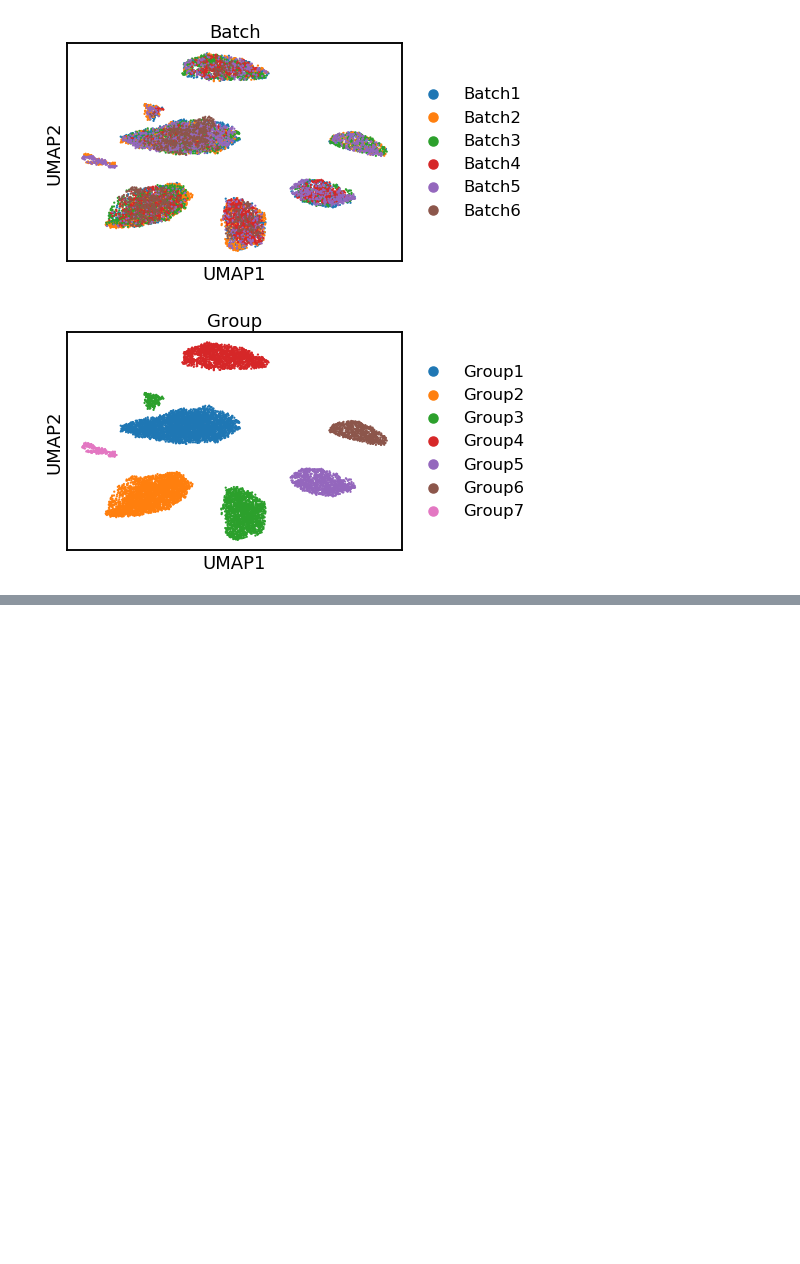
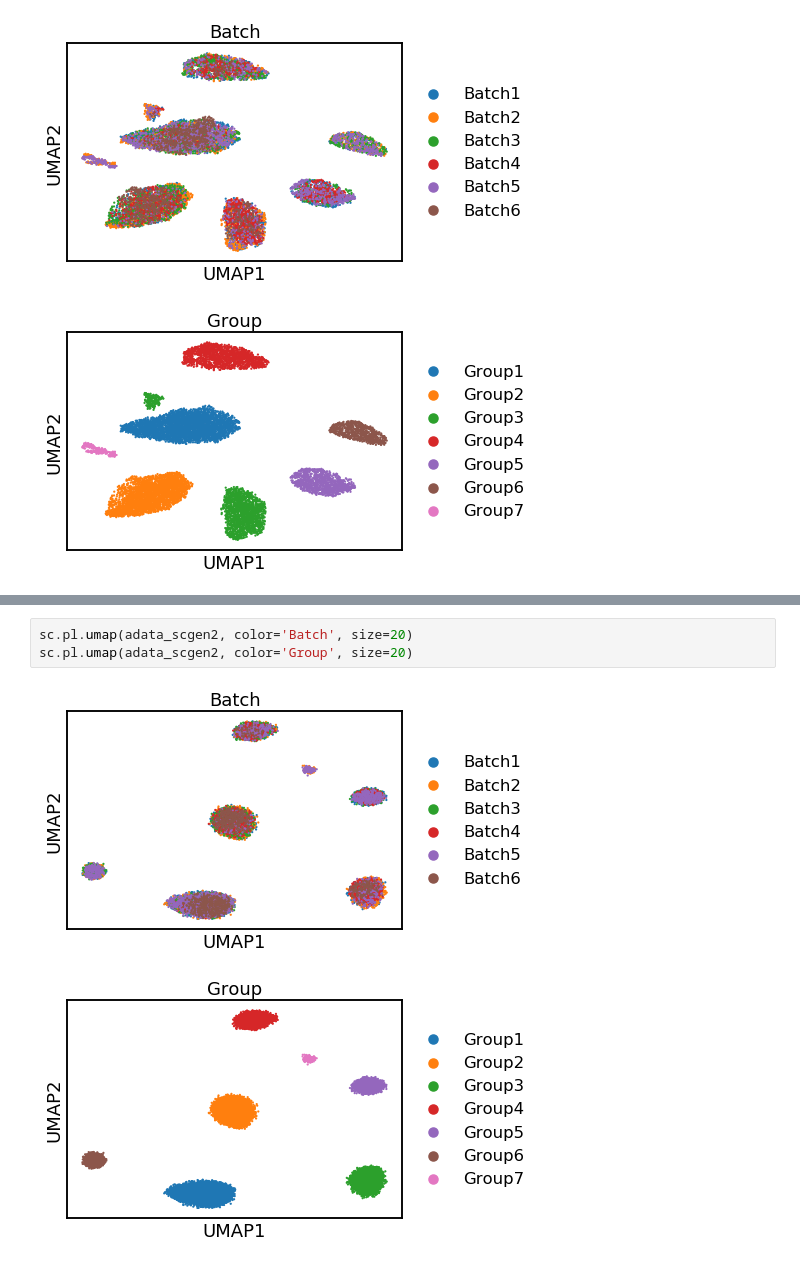
Before and after one commit to theislab/scib, a Jupyter notebook: notebooks/integration/Test_scgen.ipynb, the cells around one changed output, grey strips where cells are left out. Cells and saved outputs as stored; diff of their text form; blank space fills up the shorter version.

```diff
--- a/notebooks/integration/Test_scgen.ipynb
+++ b/notebooks/integration/Test_scgen.ipynb
@@ -50,0 +92,6 @@ sc.pl.umap(adata_scgen, color='Group', size=20)
+# %%
+sc.pl.umap(adata_scgen2, color='Batch', size=20)
+sc.pl.umap(adata_scgen2, color='Group', size=20)
+# %% [output]
+[figure, added]
+[figure, added]
```
Also changed, not shown: parts of 5 cells of this notebook.
